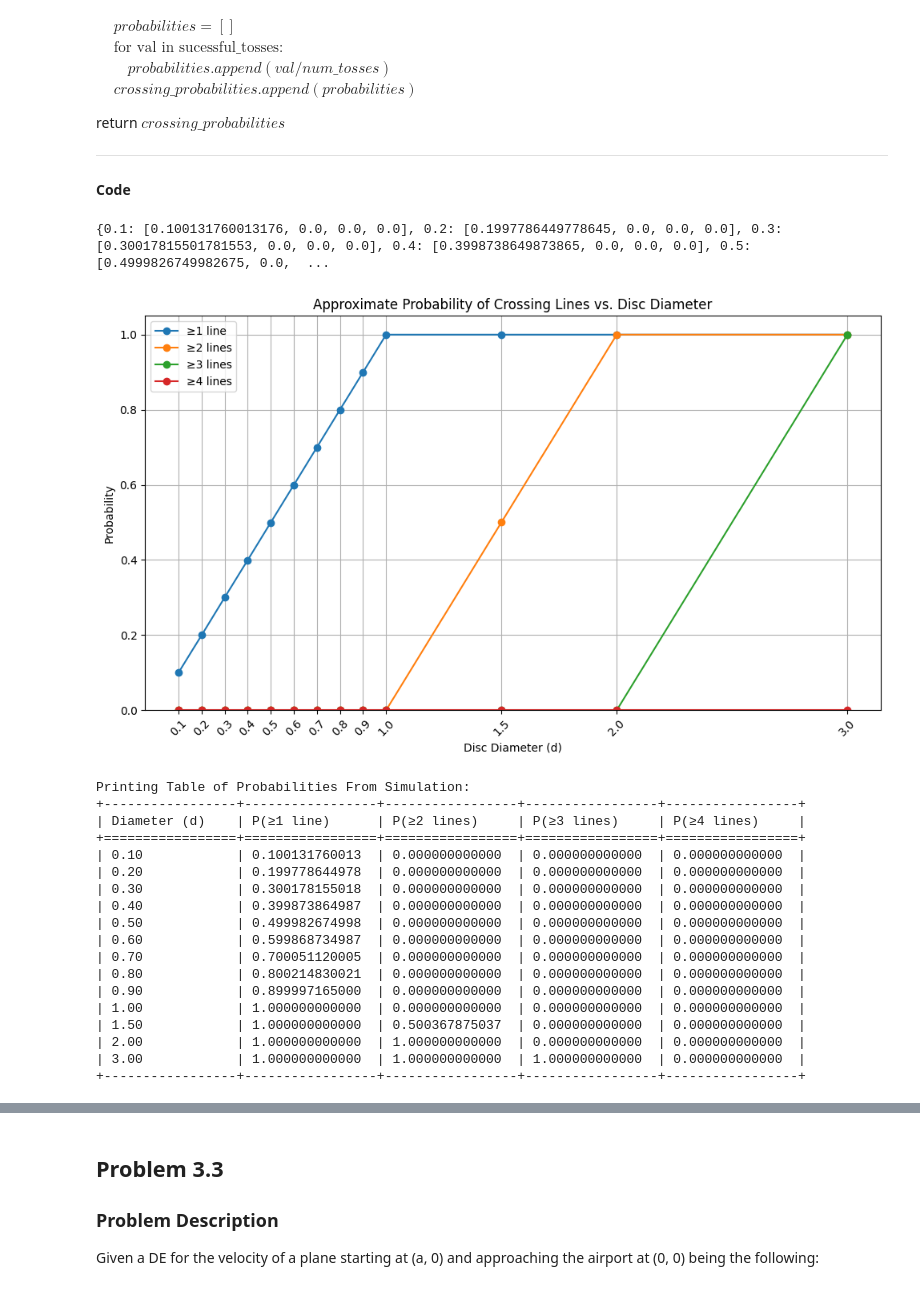
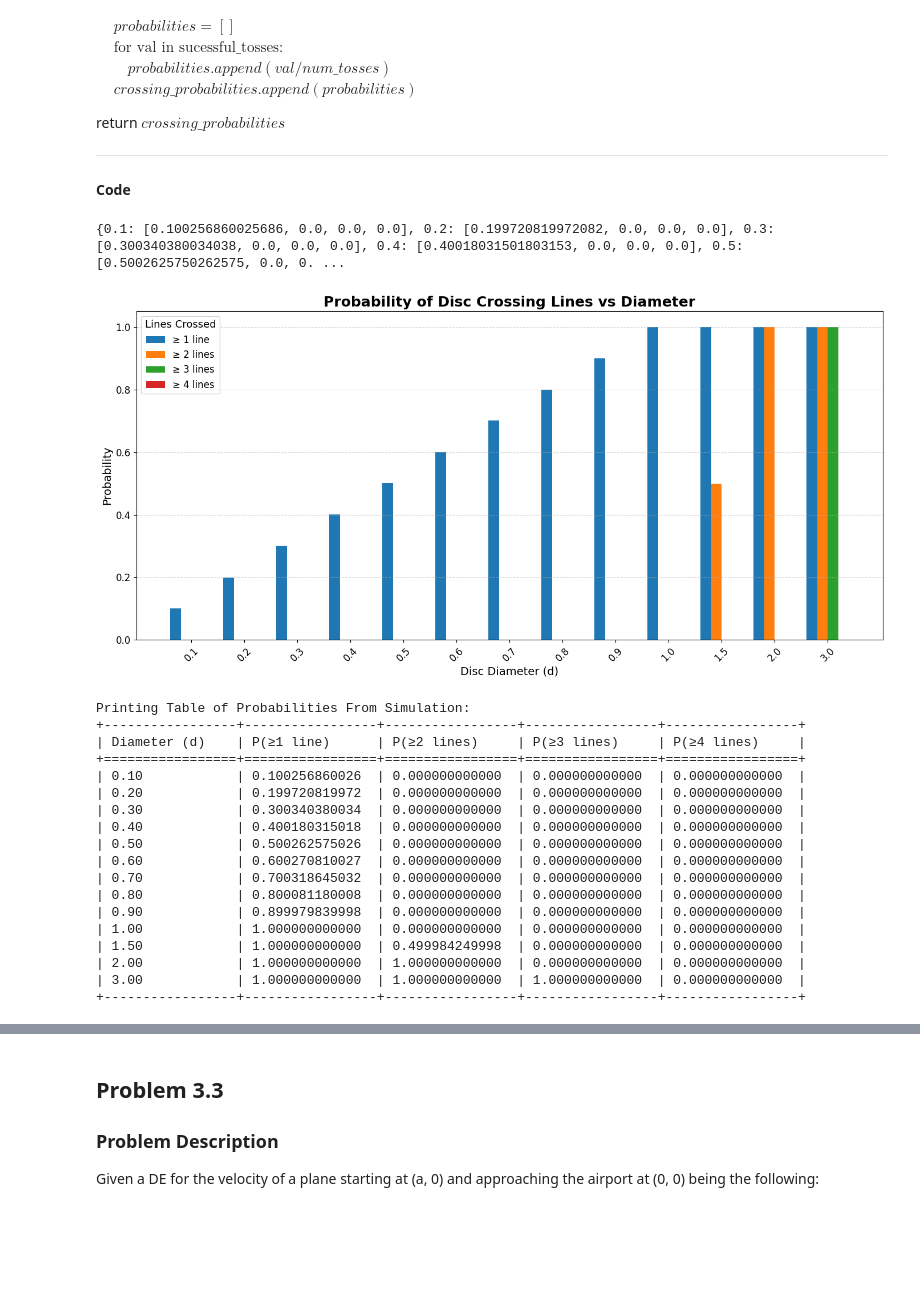
Before and after one commit to EmceeCiao/AMS_326_HW3, a Jupyter notebook: hw3.ipynb, the cells around one changed output, grey strips where cells are left out. Cells and saved outputs as stored; diff of their text form; code cells hidden in the pictures; blank space fills up the shorter version.

Commit message:
Fixed Graph to be better for 3.1 and fixed random starting point for 3.2

```diff
--- a/hw3.ipynb
+++ b/hw3.ipynb
@@ -122,29 +122,35 @@ num_tosses = 4444444
 
 results = monte_carlo_disc_toss(diameters, num_tosses)
 print(results)
+x = list(results.keys())
+y1 = [results[d][0] for d in x]  # ≥1 line
+y2 = [results[d][1] for d in x]  # ≥2 lines
+y3 = [results[d][2] for d in x]  # ≥3 lines
+y4 = [results[d][3] for d in x]  # ≥4 lines
 
-# Extract the x values (diameters)
-x = list(results.keys())
-y1 = [results[d][0] for d in x]  # Prob of crossing ≥1 line per key
-y2 = [results[d][1] for d in x]  # Prob of crossing ≥2 lines per key
-y3 = [results[d][2] for d in x]  # Prob of crossing ≥3 lines per key
-y4 = [results[d][3] for d in x]  # Prob of crossing ≥4 lines per key
+# Bar width and positioning
+bar_width = 0.2
+x_indices = np.arange(len(x))
 
-# Plotting
-plt.figure(figsize=(10, 6))
-plt.plot(x, y1, label="≥1 line", marker='o')
-plt.plot(x, y2, label="≥2 lines", marker='o')
-plt.plot(x, y3, label="≥3 lines", marker='o')
-plt.plot(x, y4, label="≥4 lines", marker='o')
+plt.figure(figsize=(14, 7))
 
-plt.title("Approximate Probability of Crossing Lines vs. Disc Diameter")
-plt.xlabel("Disc Diameter (d)")
-plt.ylabel("Probability")
-plt.grid(True)
-plt.legend()
+# Shifted bars for each group
+plt.bar(x_indices - 1.5 * bar_width, y1, width=bar_width, label="≥ 1 line")
+plt.bar(x_indices - 0.5 * bar_width, y2, width=bar_width, label="≥ 2 lines")
+plt.bar(x_indices + 0.5 * bar_width, y3, width=bar_width, label="≥ 3 lines")
+plt.bar(x_indices + 1.5 * bar_width, y4, width=bar_width, label="≥ 4 lines")
+
+# Aesthetics
+plt.title("Probability of Disc Crossing Lines vs Diameter", fontsize=18, weight='bold')
+plt.xlabel("Disc Diameter (d)", fontsize=14)
+plt.ylabel("Probability", fontsize=14)
+plt.xticks(x_indices, [f"{d:.1f}" for d in x], rotation=45, fontsize=12)
+plt.yticks(fontsize=12)
 plt.ylim(0, 1.05)
-plt.xticks(x, rotation=45)
+plt.grid(axis='y', linestyle='--', alpha=0.5)
+plt.legend(title="Lines Crossed", fontsize=12, title_fontsize=13)
 plt.tight_layout()
+
 plt.show()
 
 
@@ -153,50 +159,50 @@ print("Printing Table of Probabilities From Simulation: ")
 diameters = results.keys()
 
 # Header
 headers = ["Diameter (d)", "P(≥1 line)", "P(≥2 lines)", "P(≥3 lines)", "P(≥4 lines)"]
 col_widths = [15, 15, 15, 15, 15]  # Fixed widths for alignment
 
 # Function to pad each cell
 def format_row(values, widths):
     """
     Prints the string we want in this case our values with the correct padding
     """
     return "| " + " | ".join(str(v).ljust(w) for v, w in zip(values, widths)) + " |"
 
 # Print top border
 print("+" + "+".join("-" * (w + 2) for w in col_widths) + "+")
 
 # Print header row
 print(format_row(headers, col_widths))
 
 # Print header separator
 print("+" + "+".join("=" * (w + 2) for w in col_widths) + "+")
 
 # Print rows
 for d in diameters:
     row = [f"{d:.2f}"] + [f"{p:.12f}" for p in results[d]]
     print(format_row(row, col_widths))
 
 # Print bottom border
 print("+" + "+".join("-" * (w + 2) for w in col_widths) + "+")
 # %% [output]
-{0.1: [0.100131760013176, 0.0, 0.0, 0.0], 0.2: [0.1997786449778645, 0.0, 0.0, 0.0], 0.3: [0.30017815501781553, 0.0, 0.0, 0.0], 0.4: [0.3998738649873865, 0.0, 0.0, 0.0], 0.5: [0.4999826749982675, 0.0,  ...
+{0.1: [0.100256860025686, 0.0, 0.0, 0.0], 0.2: [0.199720819972082, 0.0, 0.0, 0.0], 0.3: [0.300340380034038, 0.0, 0.0, 0.0], 0.4: [0.40018031501803153, 0.0, 0.0, 0.0], 0.5: [0.5002625750262575, 0.0, 0. ...
-[figure, old version]
+[figure, new version]
 Printing Table of Probabilities From Simulation:
 +-----------------+-----------------+-----------------+-----------------+-----------------+
 | Diameter (d)    | P(≥1 line)      | P(≥2 lines)     | P(≥3 lines)     | P(≥4 lines)     |
 +=================+=================+=================+=================+=================+
-| 0.10            | 0.100131760013  | 0.000000000000  | 0.000000000000  | 0.000000000000  |
-| 0.20            | 0.199778644978  | 0.000000000000  | 0.000000000000  | 0.000000000000  |
-| 0.30            | 0.300178155018  | 0.000000000000  | 0.000000000000  | 0.000000000000  |
-| 0.40            | 0.399873864987  | 0.000000000000  | 0.000000000000  | 0.000000000000  |
-| 0.50            | 0.499982674998  | 0.000000000000  | 0.000000000000  | 0.000000000000  |
-| 0.60            | 0.599868734987  | 0.000000000000  | 0.000000000000  | 0.000000000000  |
-| 0.70            | 0.700051120005  | 0.000000000000  | 0.000000000000  | 0.000000000000  |
-| 0.80            | 0.800214830021  | 0.000000000000  | 0.000000000000  | 0.000000000000  |
-| 0.90            | 0.899997165000  | 0.000000000000  | 0.000000000000  | 0.000000000000  |
+| 0.10            | 0.100256860026  | 0.000000000000  | 0.000000000000  | 0.000000000000  |
+| 0.20            | 0.199720819972  | 0.000000000000  | 0.000000000000  | 0.000000000000  |
+| 0.30            | 0.300340380034  | 0.000000000000  | 0.000000000000  | 0.000000000000  |
+| 0.40            | 0.400180315018  | 0.000000000000  | 0.000000000000  | 0.000000000000  |
+| 0.50            | 0.500262575026  | 0.000000000000  | 0.000000000000  | 0.000000000000  |
+| 0.60            | 0.600270810027  | 0.000000000000  | 0.000000000000  | 0.000000000000  |
+| 0.70            | 0.700318645032  | 0.000000000000  | 0.000000000000  | 0.000000000000  |
+| 0.80            | 0.800081180008  | 0.000000000000  | 0.000000000000  | 0.000000000000  |
+| 0.90            | 0.899979839998  | 0.000000000000  | 0.000000000000  | 0.000000000000  |
 | 1.00            | 1.000000000000  | 0.000000000000  | 0.000000000000  | 0.000000000000  |
-| 1.50            | 1.000000000000  | 0.500367875037  | 0.000000000000  | 0.000000000000  |
+| 1.50            | 1.000000000000  | 0.499984249998  | 0.000000000000  | 0.000000000000  |
 | 2.00            | 1.000000000000  | 1.000000000000  | 0.000000000000  | 0.000000000000  |
 | 3.00            | 1.000000000000  | 1.000000000000  | 1.000000000000  | 0.000000000000  |
 +-----------------+-----------------+-----------------+-----------------+-----------------+
```
Also changed, not shown: parts of 4 cells of this notebook, 2 other files.
